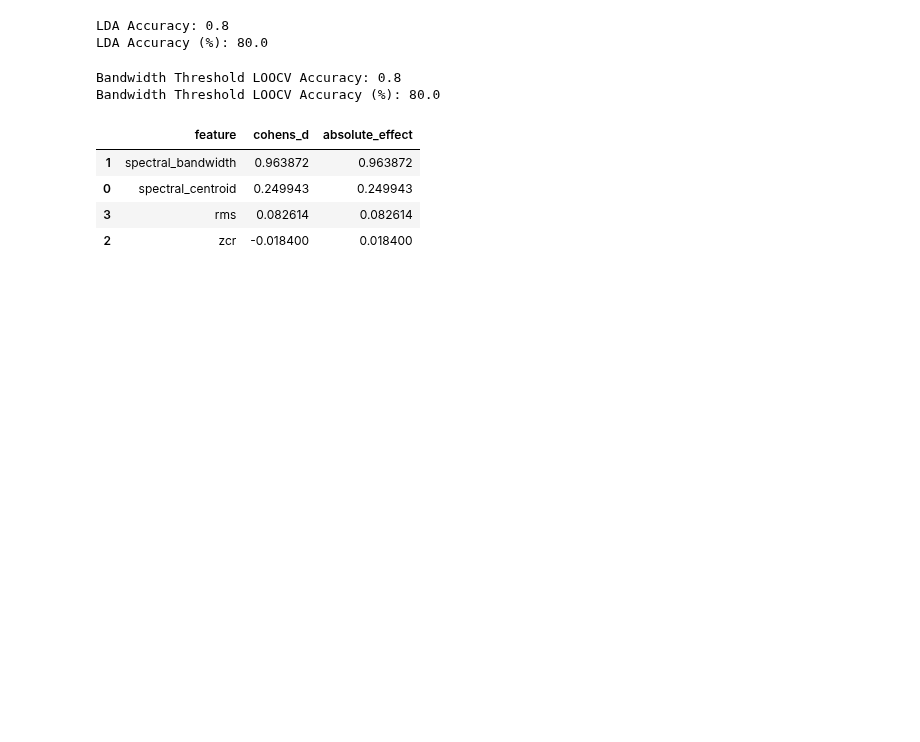
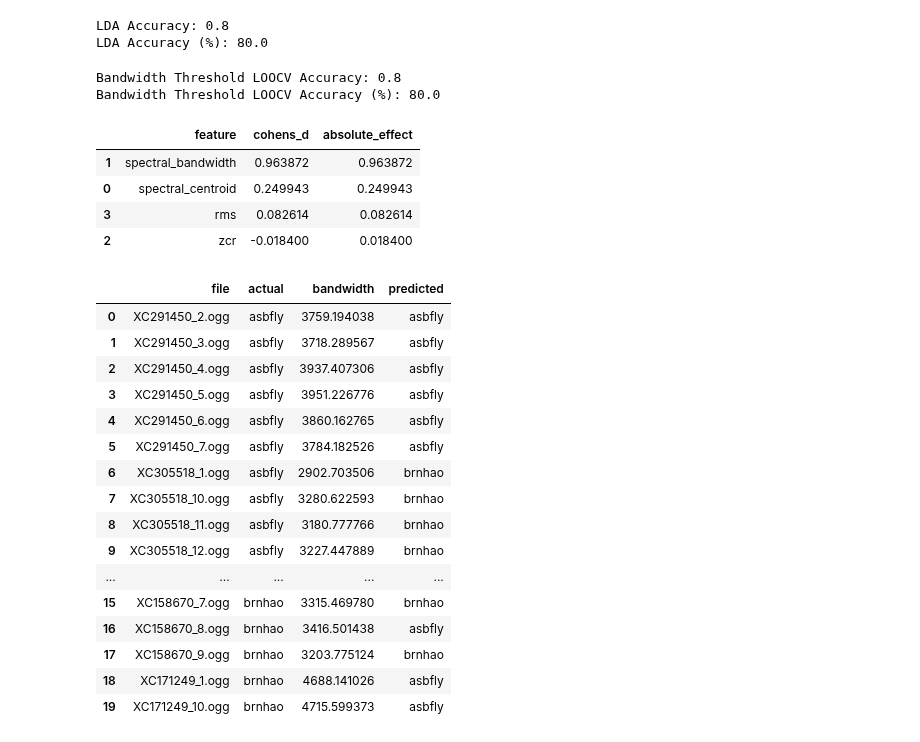
Before and after one commit to kriti2307/Research, a Jupyter notebook: binary_analysis/feature_analysis.ipynb, the cells around one changed output. Saved outputs shown, nothing was run; the diff lists cells and outputs as text; code cells hidden in the pictures; blank space fills up the shorter version.

```diff
--- a/binary_analysis/feature_analysis.ipynb
+++ b/binary_analysis/feature_analysis.ipynb
@@ -557,3 +557,58 @@ effect_df.sort_values(
 | 0 | spectral_centroid | 0.249943 | 0.249943 |
 | 3 | rms | 0.082614 | 0.082614 |
 | 2 | zcr | -0.018400 | 0.018400 |
+# %%
+THRESHOLD = 3355.8
+
+test_data = []
+
+for species in ["asbfly", "brnhao"]:
+
+    folder = os.path.join("test", species)
+
+    for filename in os.listdir(folder):
+
+        if filename.endswith(".ogg"):
+
+            file_path = os.path.join(folder, filename)
+
+            y, sr = librosa.load(file_path, sr=None)
+
+            bandwidth = librosa.feature.spectral_bandwidth(
+                y=y,
+                sr=sr
+            ).mean()
+
+            if bandwidth > THRESHOLD:
+                prediction = "asbfly"
+            else:
+                prediction = "brnhao"
+
+            test_data.append({
+                "file": filename,
+                "actual": species,
+                "bandwidth": bandwidth,
+                "predicted": prediction
+            })
+
+test_df = pd.DataFrame(test_data)
+
+test_df
+# %% [output]
+|  | file | actual | bandwidth | predicted |
+| 0 | XC291450_2.ogg | asbfly | 3759.194038 | asbfly |
+| 1 | XC291450_3.ogg | asbfly | 3718.289567 | asbfly |
+| 2 | XC291450_4.ogg | asbfly | 3937.407306 | asbfly |
+| 3 | XC291450_5.ogg | asbfly | 3951.226776 | asbfly |
+| 4 | XC291450_6.ogg | asbfly | 3860.162765 | asbfly |
+| 5 | XC291450_7.ogg | asbfly | 3784.182526 | asbfly |
+| 6 | XC305518_1.ogg | asbfly | 2902.703506 | brnhao |
+| 7 | XC305518_10.ogg | asbfly | 3280.622593 | brnhao |
+| 8 | XC305518_11.ogg | asbfly | 3180.777766 | brnhao |
+| 9 | XC305518_12.ogg | asbfly | 3227.447889 | brnhao |
+| ... | ... | ... | ... | ... |
+| 15 | XC158670_7.ogg | brnhao | 3315.469780 | brnhao |
+| 16 | XC158670_8.ogg | brnhao | 3416.501438 | asbfly |
+| 17 | XC158670_9.ogg | brnhao | 3203.775124 | brnhao |
+| 18 | XC171249_1.ogg | brnhao | 4688.141026 | asbfly |
+| 19 | XC171249_10.ogg | brnhao | 4715.599373 | asbfly |
```
Also changed, not shown: parts of 1 cell of this notebook, 20 other files.
